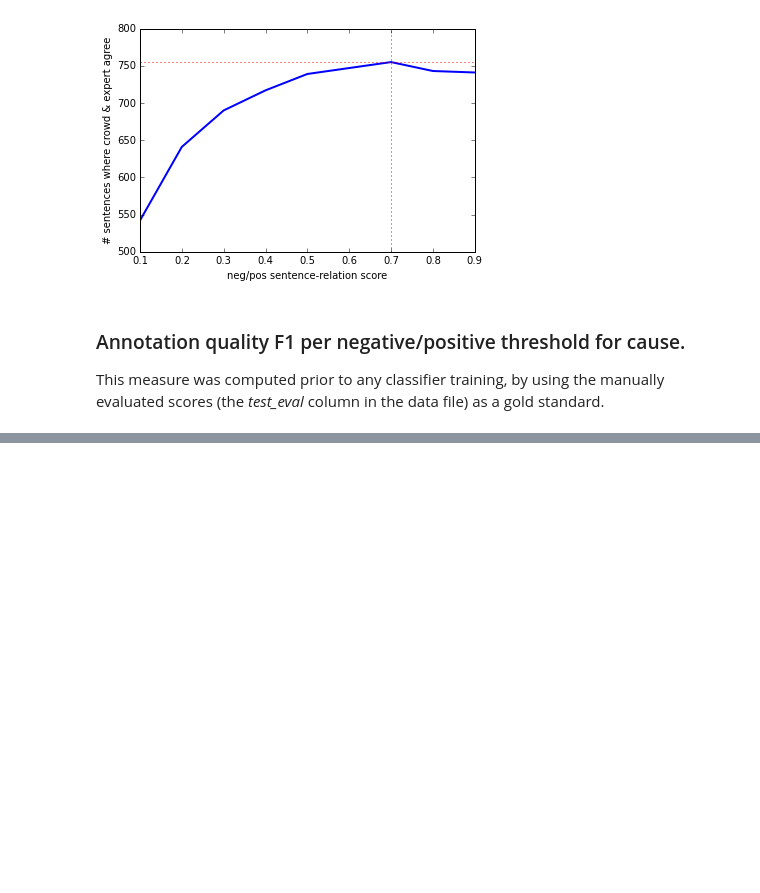
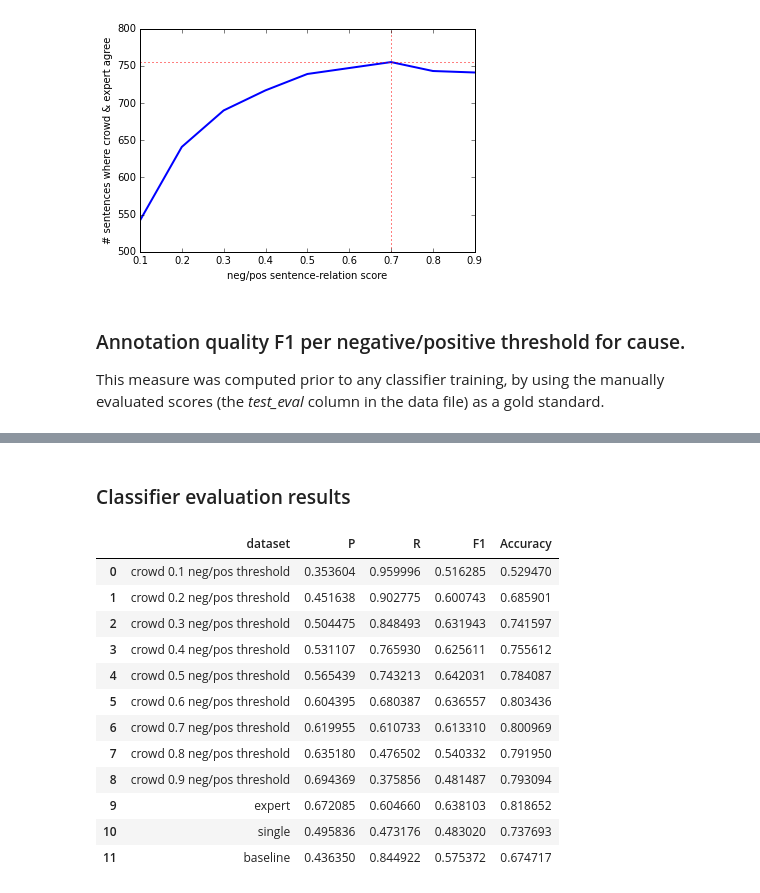
Before and after one commit to CrowdTruth/Medical-Relation-Extraction, a Jupyter notebook: CrowdTruth medical relation extraction.ipynb, the cells around one changed output, grey strips where cells are left out. Drawn from its saved outputs; the diff is of its cells as text; code cells hidden in the pictures; blank space fills up the shorter version.

```diff
--- a/CrowdTruth medical relation extraction.ipynb
+++ b/CrowdTruth medical relation extraction.ipynb
@@ -150 +147,20 @@ See the the caveats in the documentation: http://pandas.pydata.org/pandas-docs/s
 [figure]
+# %% [markdown]
+### Classifier evaluation results
+# %%
+classifier_results = pd.read_csv("aggregate/classifier_results.csv")
+classifier_results
+# %% [output]
+|  | dataset | P | R | F1 | Accuracy |
+| 0 | crowd 0.1 neg/pos threshold | 0.353604 | 0.959996 | 0.516285 | 0.529470 |
+| 1 | crowd 0.2 neg/pos threshold | 0.451638 | 0.902775 | 0.600743 | 0.685901 |
+| 2 | crowd 0.3 neg/pos threshold | 0.504475 | 0.848493 | 0.631943 | 0.741597 |
+| 3 | crowd 0.4 neg/pos threshold | 0.531107 | 0.765930 | 0.625611 | 0.755612 |
+| 4 | crowd 0.5 neg/pos threshold | 0.565439 | 0.743213 | 0.642031 | 0.784087 |
+| 5 | crowd 0.6 neg/pos threshold | 0.604395 | 0.680387 | 0.636557 | 0.803436 |
+| 6 | crowd 0.7 neg/pos threshold | 0.619955 | 0.610733 | 0.613310 | 0.800969 |
+| 7 | crowd 0.8 neg/pos threshold | 0.635180 | 0.476502 | 0.540332 | 0.791950 |
+| 8 | crowd 0.9 neg/pos threshold | 0.694369 | 0.375856 | 0.481487 | 0.793094 |
+| 9 | expert | 0.672085 | 0.604660 | 0.638103 | 0.818652 |
+| 10 | single | 0.495836 | 0.473176 | 0.483020 | 0.737693 |
+| 11 | baseline | 0.436350 | 0.844922 | 0.575372 | 0.674717 |
```
Also changed, not shown: parts of 6 cells of this notebook, 4 other files.
